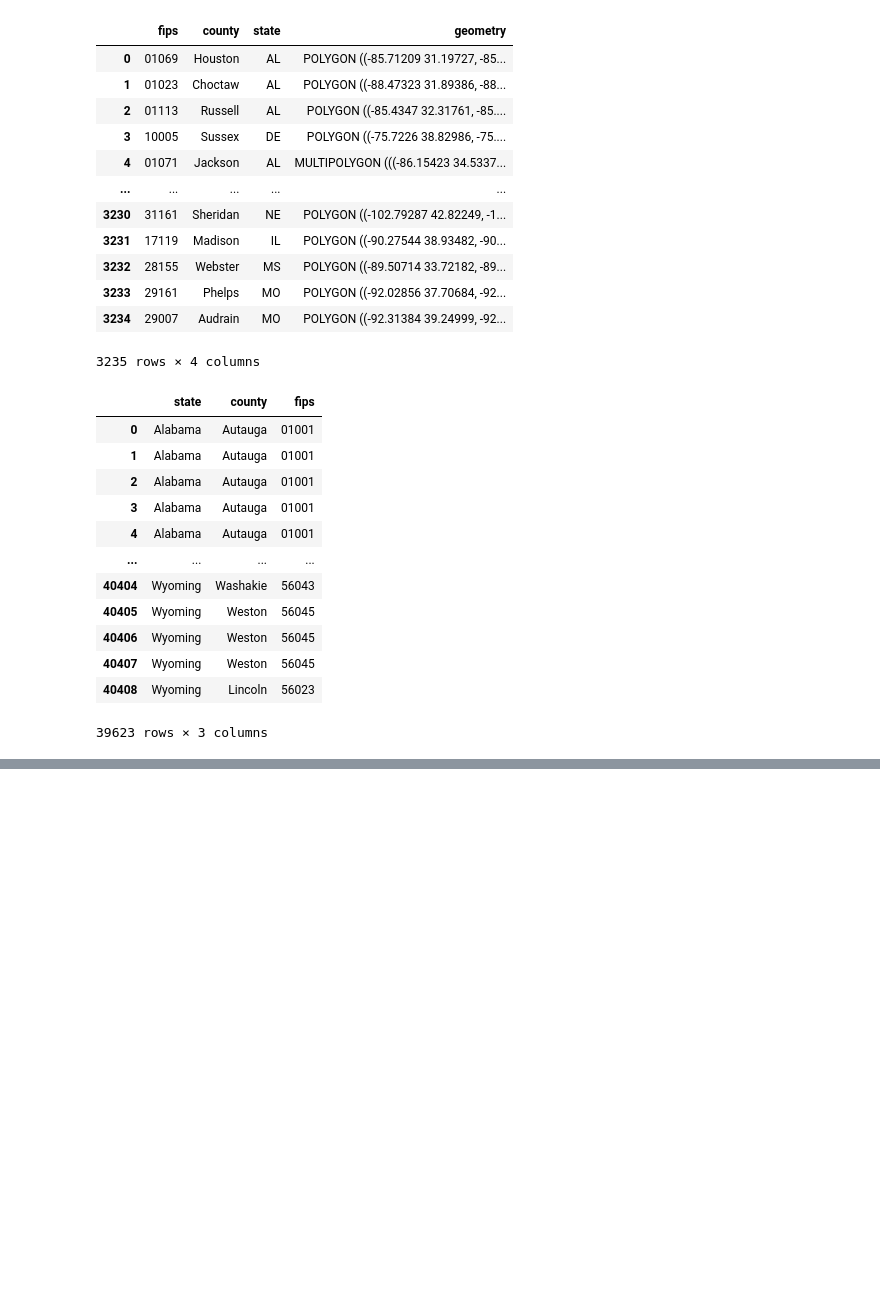
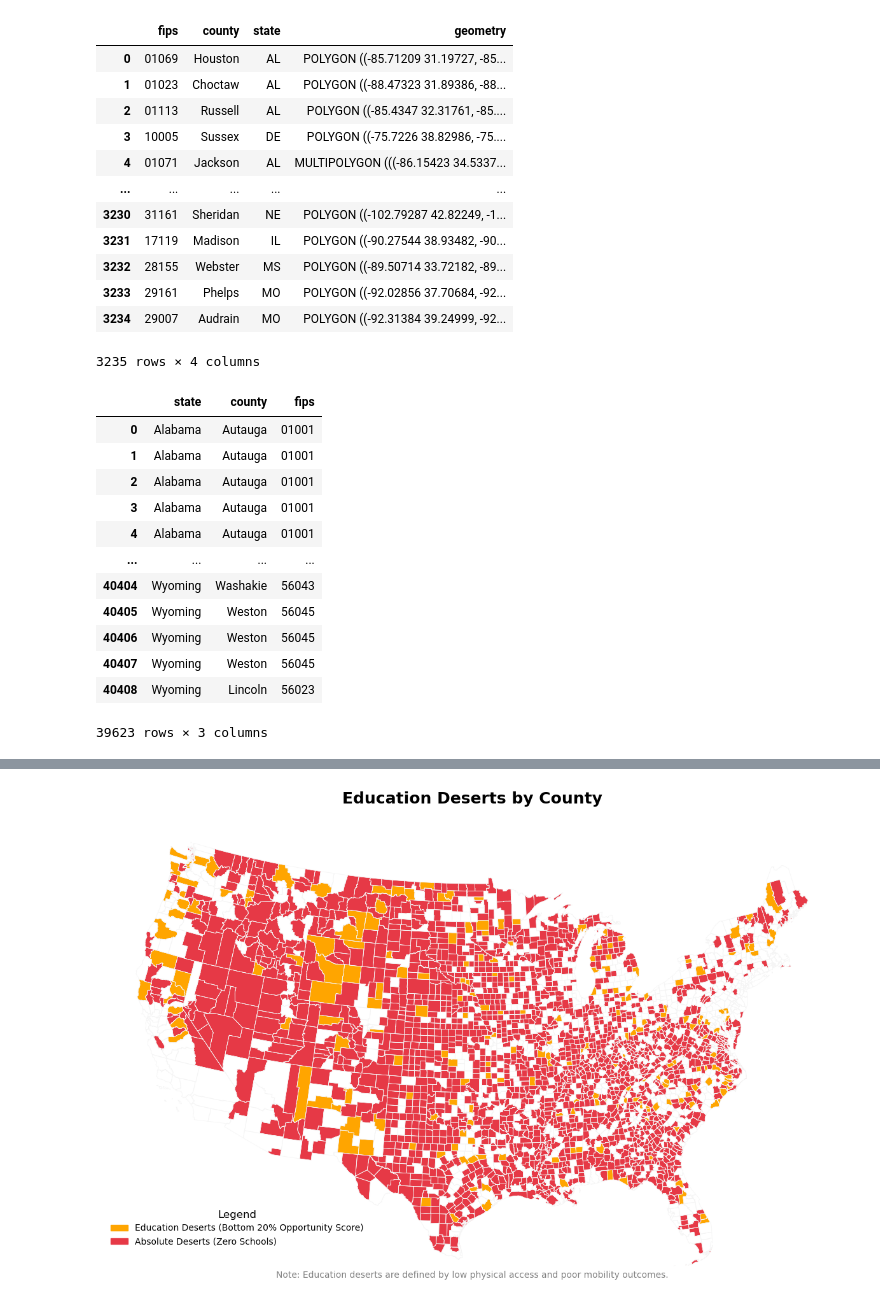
Before and after one commit to camerondiwa/dataviz-final-project-cameron-and-yvaine, a Jupyter notebook: preprocessing.ipynb, the cells around one changed output, grey strips where cells are left out. Drawn from its saved outputs; the diff is of its cells as text; code cells hidden in the pictures; blank space fills up the shorter version.

```diff
--- a/preprocessing.ipynb
+++ b/preprocessing.ipynb
@@ -214,0 +296,45 @@ county_metrics.to_csv("data/derived-data/county_metrics.csv")
+# %%
+# highlight the education deserts
+
+# get the counties with zero schools
+county_withno_opscore_gdf = county_and_opscore_gdf[county_and_opscore_gdf['opportunity_score'].isna()]
+
+# identify the bottom 20% of counties with the lowest opportunity scores
+threshold = county_and_opscore_gdf['opportunity_score'].quantile(0.20)
+deserts_gdf = county_and_opscore_gdf[county_and_opscore_gdf['opportunity_score'] <= threshold]
+
+# initialize the plot
+fig, ax = plt.subplots(figsize=(15, 10))
+
+# plot the base map
+county_gdf.boundary.plot(ax=ax, color='whitesmoke', edgecolor='lightgrey', linewidth=0.5)
+
+# plot the deserts
+deserts_gdf.plot(ax=ax, color='orange', edgecolor='white', linewidth=0.2, label='Education Deserts (Bottom 20% Opportunity Score)')
+county_withno_opscore_gdf.plot(ax=ax, color='#e63946', edgecolor='white', linewidth=0.2, label='Absolute Deserts (Zero Schools)')
+
+# add a legend
+red_patch = mpatches.Patch(color='orange', label='Education Deserts (Bottom 20% Opportunity Score)')
+orange_patch = mpatches.Patch(color='#e63946', label='Absolute Deserts (Zero Schools)')
+
+ax.legend(
+    handles=[red_patch, orange_patch],
+    loc='lower left',
+    bbox_to_anchor=(0, 0.07), # offsets position of legend from loc input
+    fontsize=10,
+    title='Legend',
+    title_fontsize=12,
+    frameon=False
+)
+
+# add title
+plt.title("Education Deserts by County", fontsize=18, fontweight='bold', pad=20)
+
+# add a note for context
+plt.text(0.5, 0.02, 'Note: Education deserts are defined by low physical access and poor mobility outcomes.',
+         transform=ax.transAxes, ha="center", fontsize=10, color='gray')
+
+ax.set_axis_off()
+plt.show()
+# %% [output]
+[figure, added]
```
Also changed, not shown: parts of 9 cells of this notebook.
